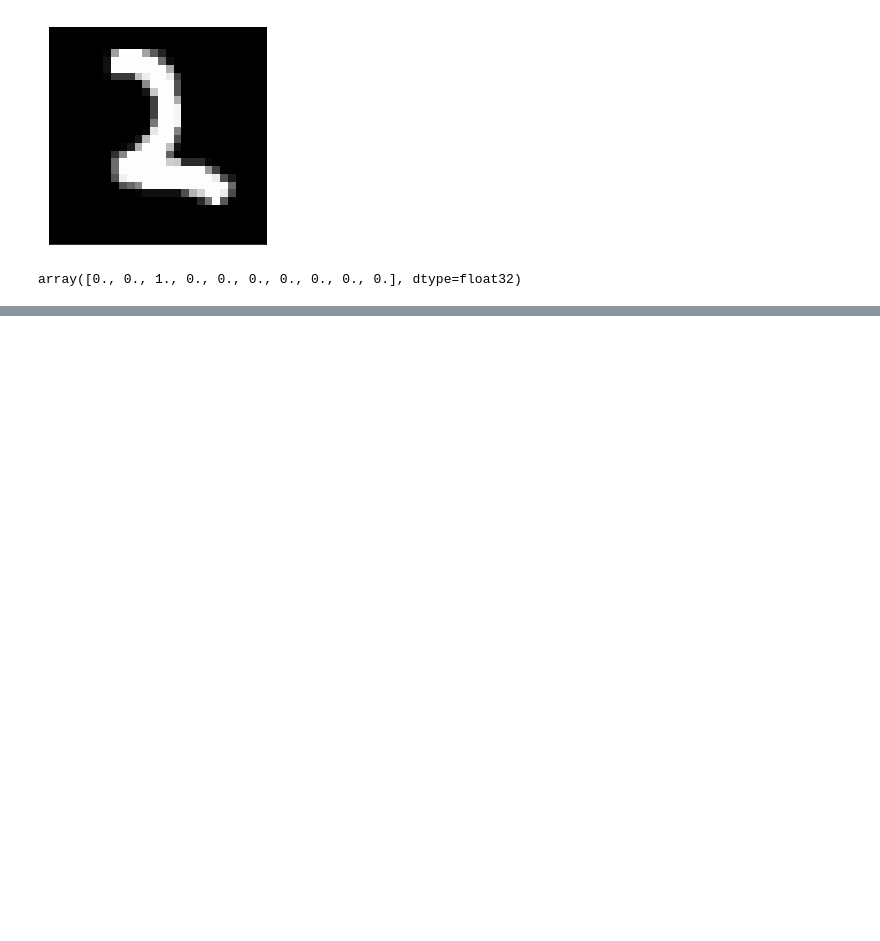
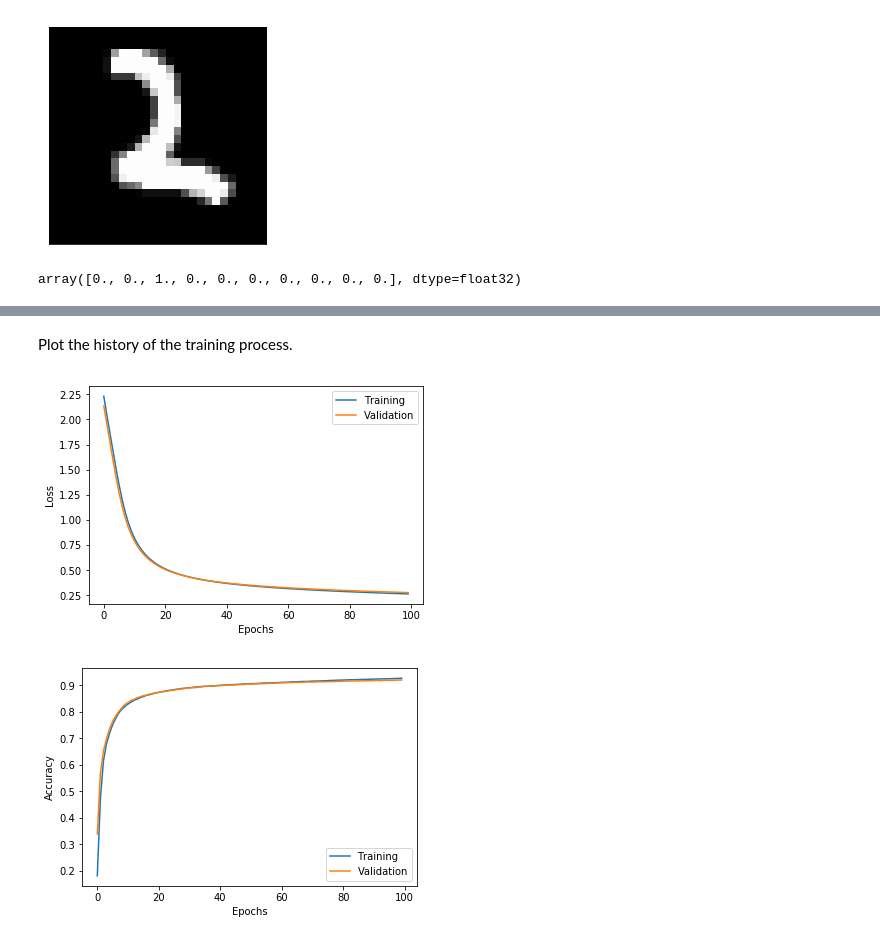
Before and after one commit to gjbex/training-material, a Jupyter notebook: Python/Keras/mnist.ipynb, the cells around one changed output, grey strips where cells are left out. Drawn from its saved outputs; the diff is of its cells as text; code cells hidden in the pictures; blank space fills up the shorter version.

Commit message:
Add network definition and training

```diff
--- a/Python/Keras/mnist.ipynb
+++ b/Python/Keras/mnist.ipynb
@@ -156,0 +175,5 @@ Everything seems fine, input/output are as expected.
+# %%
+model = Sequential()
+model.add(Dense(512, activation='relu', input_shape=(784,)))
+model.add(Dense(512, activation='relu'))
+model.add(Dense(10, activation='softmax'))
@@ -156,0 +198,2 @@ Everything seems fine, input/output are as expected.
+# %%
+model.compile(loss='categorical_crossentropy', optimizer=SGD(lr=0.001), metrics=['accuracy'])
@@ -156,0 +202,3 @@ Everything seems fine, input/output are as expected.
+# %%
+model_history = model.fit(x_train, y_train, batch_size=128, epochs=100,
+                          verbose=1, validation_data=(x_val, y_val))
@@ -156,0 +223,22 @@ Everything seems fine, input/output are as expected.
+# %% [markdown]
+Plot the history of the training process.
+# %%
+def plot_history(network_history):
+    plt.figure()
+    plt.xlabel('Epochs')
+    plt.ylabel('Loss')
+    plt.plot(network_history.history['loss'])
+    plt.plot(network_history.history['val_loss'])
+    plt.legend(['Training', 'Validation'])
+
+    plt.figure()
+    plt.xlabel('Epochs')
+    plt.ylabel('Accuracy')
+    plt.plot(network_history.history['acc'])
+    plt.plot(network_history.history['val_acc'])
+    plt.legend(['Training', 'Validation'], loc='lower right')
+# %%
+plot_history(model_history)
+# %% [output]
+[figure, added]
+[figure, added]
```
Also changed, not shown: parts of 14 cells of this notebook.
